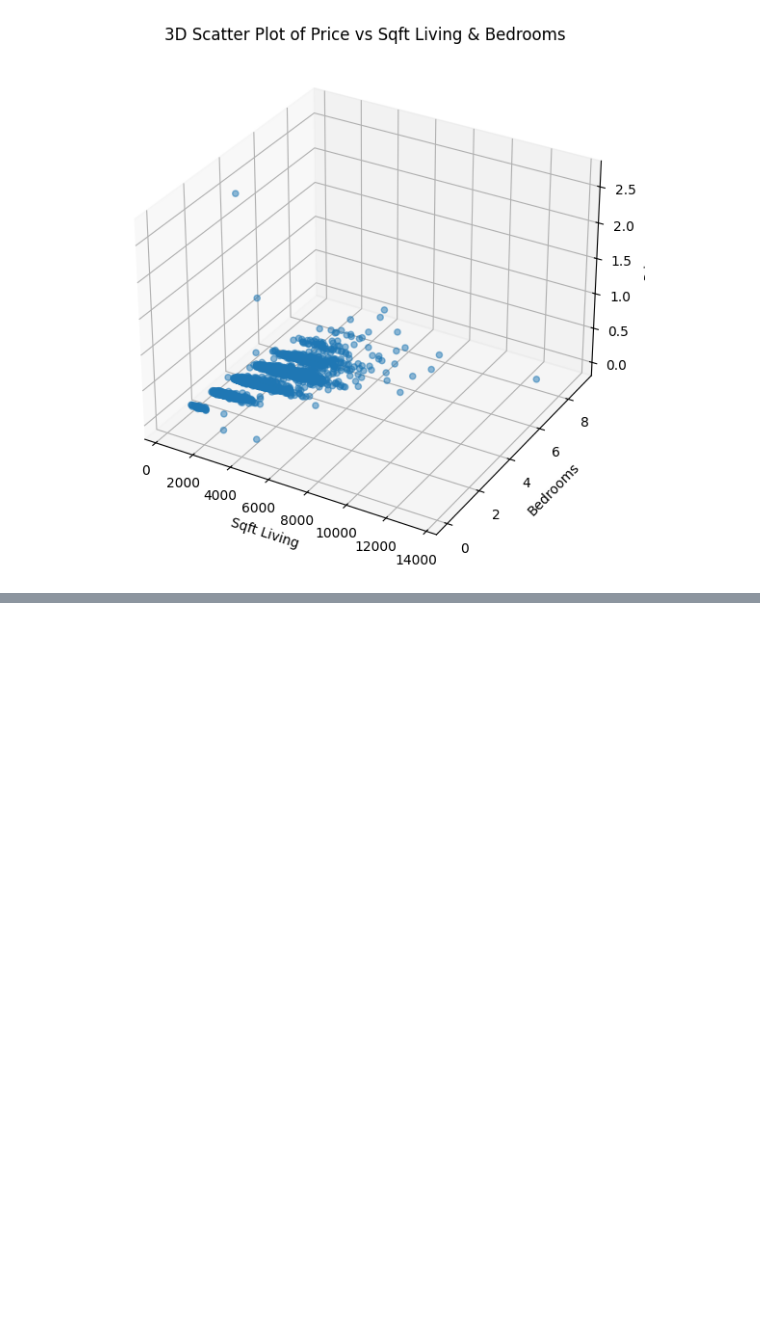
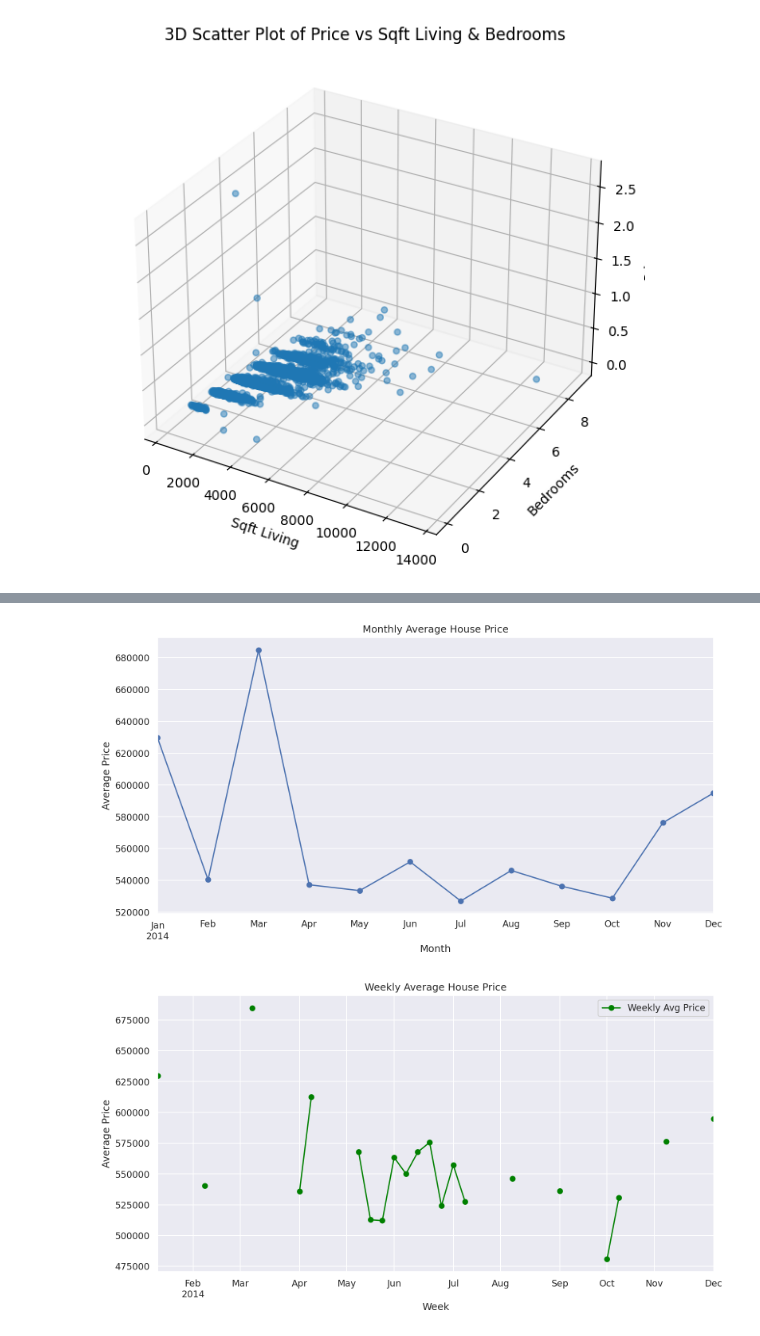
Before and after one commit to snehanshuchk/EDA-Theory-, a Jupyter notebook: 21BDS0313.ipynb, the cells around one changed output, grey strips where cells are left out. Cells and saved outputs as stored; diff of their text form; code cells hidden in the pictures; blank space fills up the shorter version.

```diff
--- a/21BDS0313.ipynb
+++ b/21BDS0313.ipynb
@@ -453,0 +509,26 @@ plt.show()
+# %%
+# ------------------------------------------------------------------------------
+# 3. Resampling and Aggregating: Monthly & Weekly Averages
+# ------------------------------------------------------------------------------
+
+# (a) Monthly average house price
+monthly_price = df['price'].resample('M').mean()
+plt.figure()
+monthly_price.plot(marker='o', linestyle='-')
+plt.title("Monthly Average House Price")
+plt.xlabel("Month")
+plt.ylabel("Average Price")
+plt.show()
+
+# (b) Weekly average house price
+weekly_price = df['price'].resample('W').mean()
+plt.figure()
+weekly_price.plot(marker='o', linestyle='-', color='green', label='Weekly Avg Price')
+plt.title("Weekly Average House Price")
+plt.xlabel("Week")
+plt.ylabel("Average Price")
+plt.legend()
+plt.show()
+# %% [output]
+[figure, added]
+[figure, added]
```
Also changed, not shown: parts of 7 cells of this notebook.
